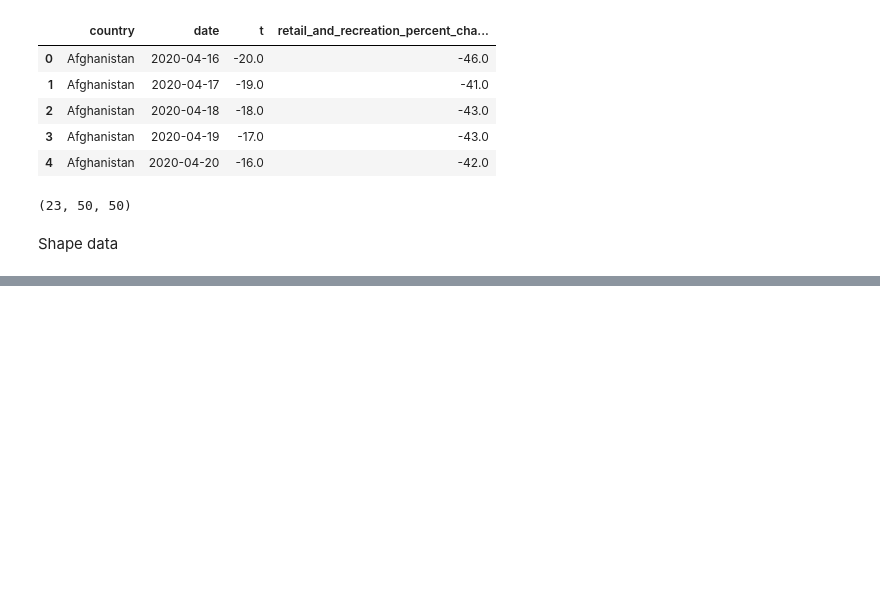
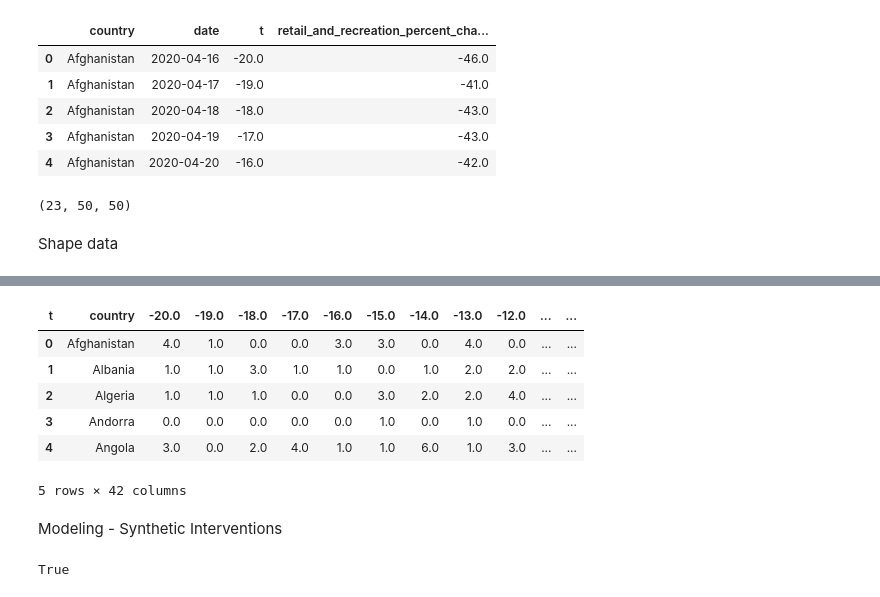
Before and after one commit to Arohrba5/mitx-causal-inference-with-covid-data, a Jupyter notebook: MITx_IDS_S24x_SyntheticInterventionRecitation.ipynb, the cells around one changed output, grey strips where cells are left out. Cells and saved outputs as stored; diff of their text form; code cells hidden in the pictures; blank space fills up the shorter version.

Commit message:
Finished preprocessing. Started modeling

```diff
--- a/MITx_IDS_S24x_SyntheticInterventionRecitation.ipynb
+++ b/MITx_IDS_S24x_SyntheticInterventionRecitation.ipynb
@@ -202,0 +214,21 @@ Shape data
+# %%
+# Reshape data frame into country rows and t columns and daily_death values
+covid_df = covid_df[['country', 'daily_deaths', 't']].pivot(index='country', columns='t', values='daily_deaths').reset_index()
+# %%
+covid_df.head()
+# %% [output]
+| t | country | -20.0 | -19.0 | -18.0 | -17.0 | -16.0 | -15.0 | -14.0 | -13.0 | -12.0 | ... | ... |
+| 0 | Afghanistan | 4.0 | 1.0 | 0.0 | 0.0 | 3.0 | 3.0 | 0.0 | 4.0 | 0.0 | ... | ... |
+| 1 | Albania | 1.0 | 1.0 | 3.0 | 1.0 | 1.0 | 0.0 | 1.0 | 2.0 | 2.0 | ... | ... |
+| 2 | Algeria | 1.0 | 1.0 | 1.0 | 0.0 | 0.0 | 3.0 | 2.0 | 2.0 | 4.0 | ... | ... |
+| 3 | Andorra | 0.0 | 0.0 | 0.0 | 0.0 | 0.0 | 1.0 | 0.0 | 1.0 | 0.0 | ... | ... |
+| 4 | Angola | 3.0 | 0.0 | 2.0 | 4.0 | 1.0 | 1.0 | 6.0 | 1.0 | 3.0 | ... | ... |
+5 rows × 42 columns
+# %% [markdown]
+Modeling - Synthetic Interventions
+# %%
+# Confirm  United States is classified as low mobility intervention
+country_of_interest = 'United States'
+print(country_of_interest in low_countries)
+# %% [output]
+True
```
Also changed, not shown: parts of 13 cells of this notebook.
